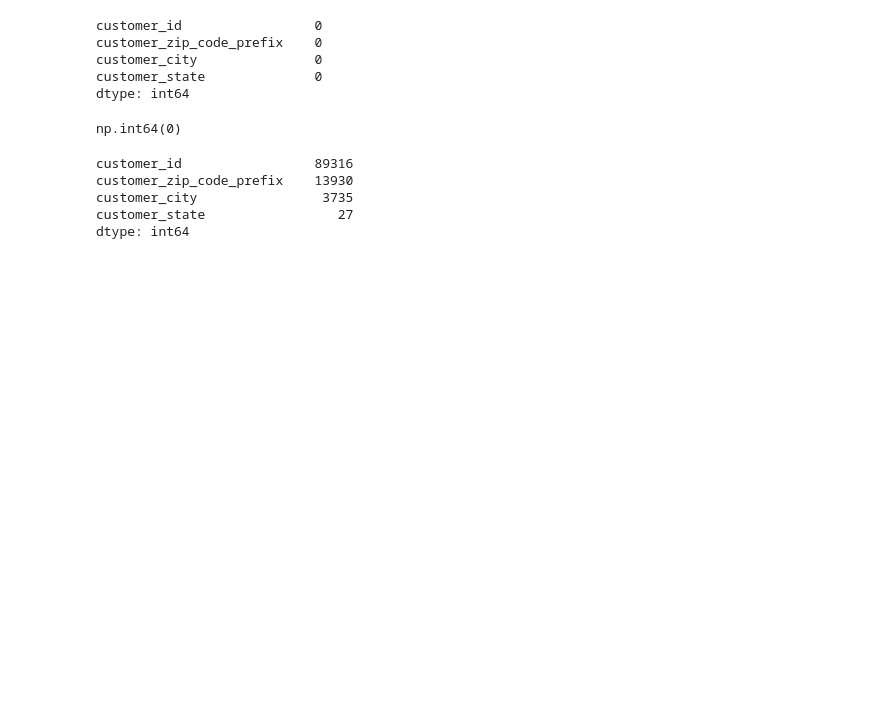
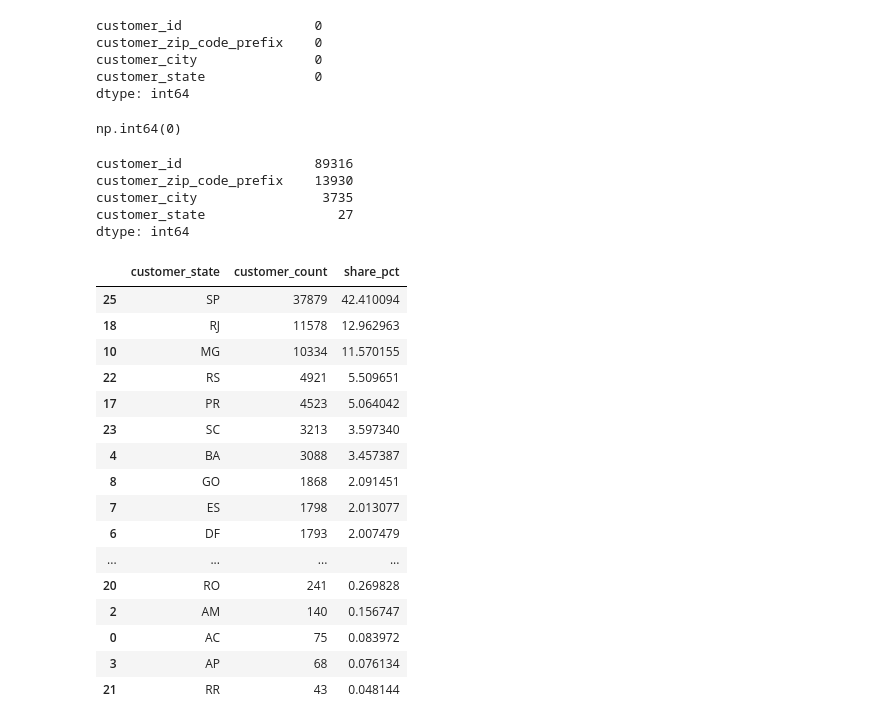
Before and after one commit to mkudim/Exploratory_data_analysis_EDA, a Jupyter notebook: Ecom_orders_supply/EDA/EDA_customers.ipynb, the cells around one changed output. Drawn from its saved outputs; the diff is of its cells as text; code cells hidden in the pictures; blank space fills up the shorter version.

```diff
--- a/Ecom_orders_supply/EDA/EDA_customers.ipynb
+++ b/Ecom_orders_supply/EDA/EDA_customers.ipynb
@@ -206,3 +206,41 @@ customer_zip_code_prefix    13930
 customer_city                3735
 customer_state                 27
 dtype: int64
+# %%
+# найдем топ штатов по числу заказов / клиентов
+
+state_counts = (
+    df_c.groupby('customer_state', as_index=False)
+    .agg(customer_count=('customer_id', 'count'))
+)
+
+state_counts['share_pct'] = (
+    state_counts['customer_count']
+    / state_counts['customer_count'].sum()
+    * 100
+)
+
+state_counts = state_counts.sort_values('customer_count', ascending=False)
+state_counts
+
+# более 65% всех заказов приходятся на три штата: Сан-Паулу, Рио-де-Жанейро и Минас-Жерайс
+# более 42% всех заказов приходится на штат Сан-Паулу
+# имеем ярко выраженную концентрацию заказов в трех крупнейших штатах Юго-Востока, что типично для бразильского ecom
+# %% [output]
+|  | customer_state | customer_count | share_pct |
+| 25 | SP | 37879 | 42.410094 |
+| 18 | RJ | 11578 | 12.962963 |
+| 10 | MG | 10334 | 11.570155 |
+| 22 | RS | 4921 | 5.509651 |
+| 17 | PR | 4523 | 5.064042 |
+| 23 | SC | 3213 | 3.597340 |
+| 4 | BA | 3088 | 3.457387 |
+| 8 | GO | 1868 | 2.091451 |
+| 7 | ES | 1798 | 2.013077 |
+| 6 | DF | 1793 | 2.007479 |
+| ... | ... | ... | ... |
+| 20 | RO | 241 | 0.269828 |
+| 2 | AM | 140 | 0.156747 |
+| 0 | AC | 75 | 0.083972 |
+| 3 | AP | 68 | 0.076134 |
+| 21 | RR | 43 | 0.048144 |
```
Also changed, not shown: parts of 1 cell of this notebook, 2 other files.
